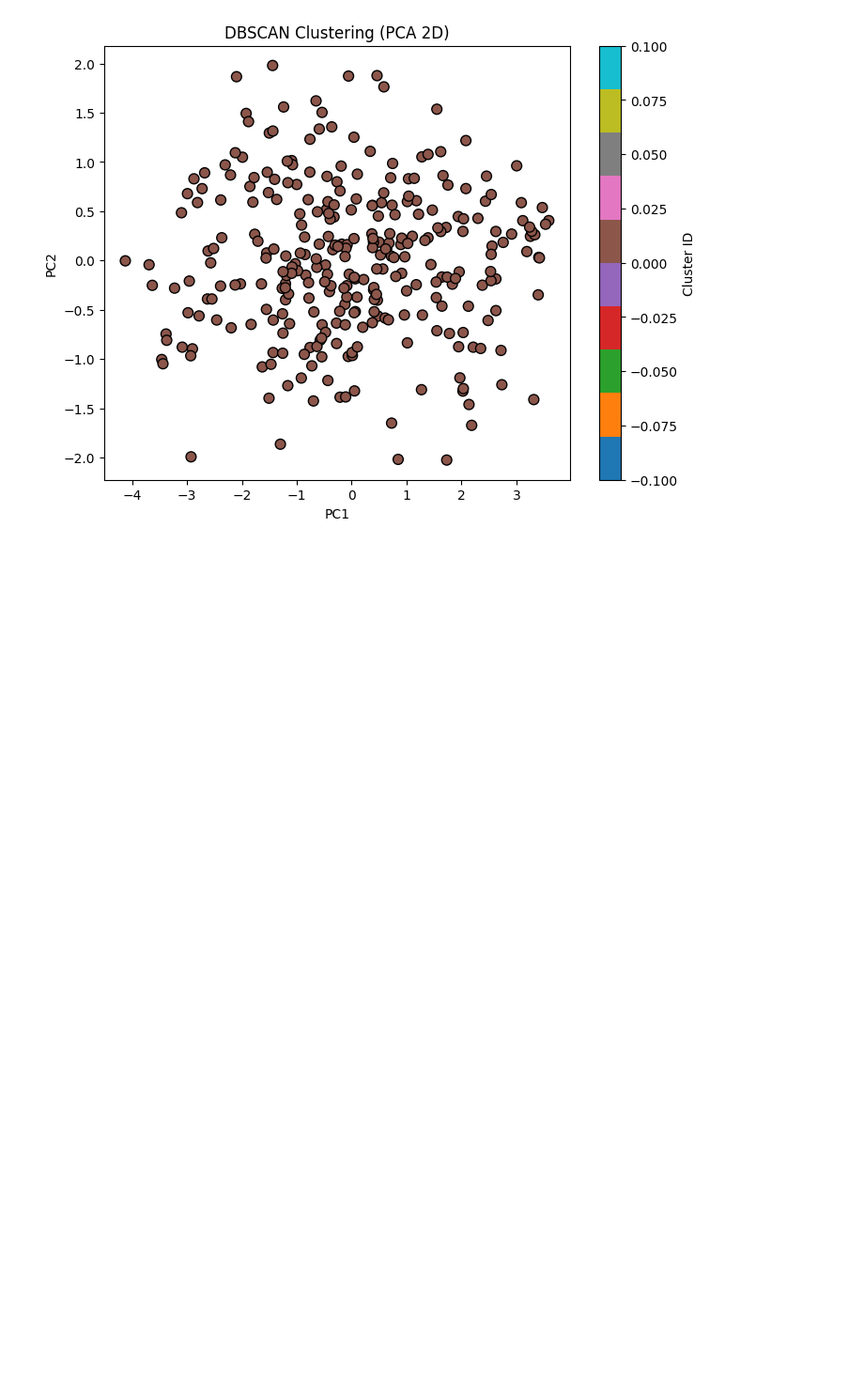
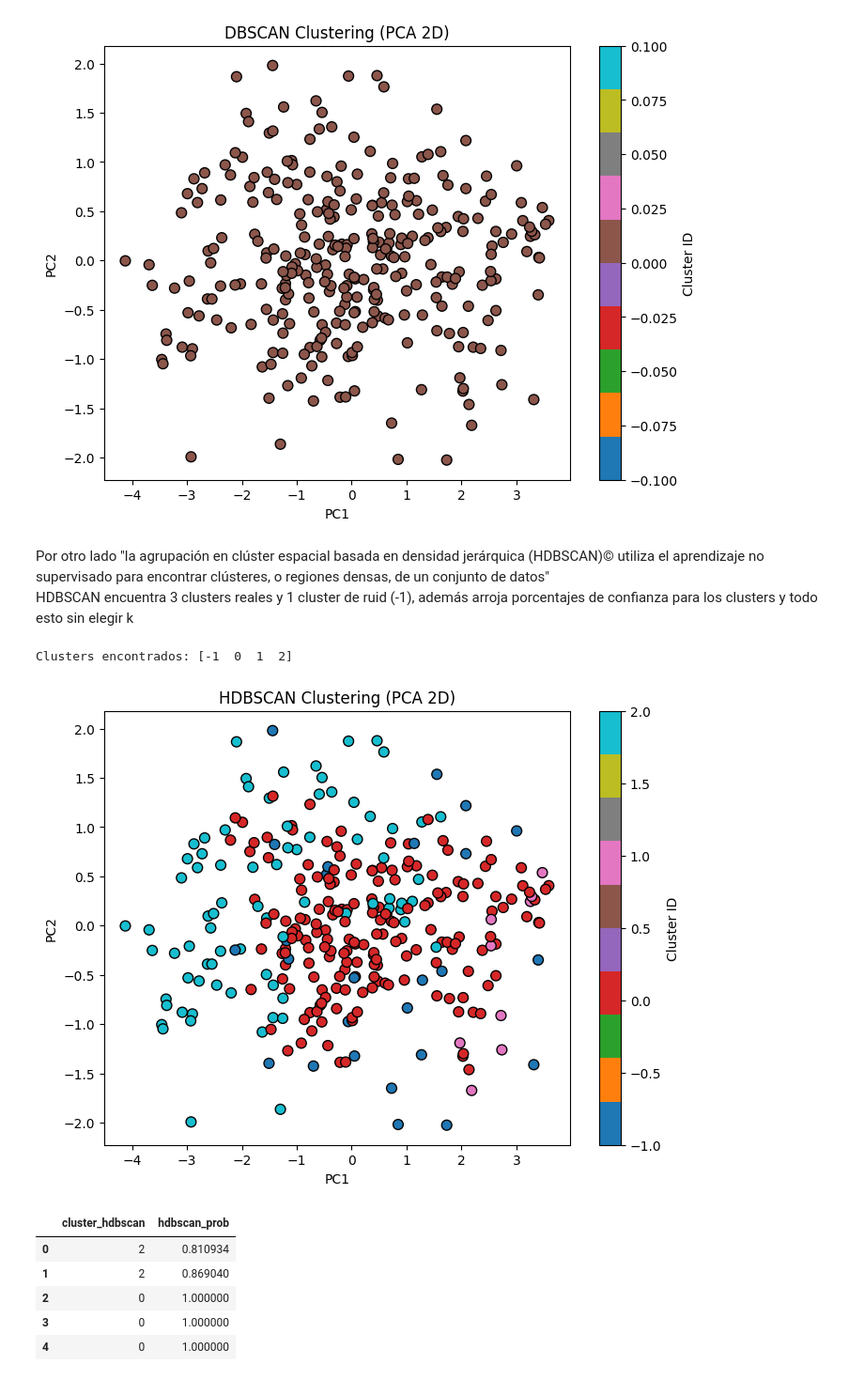
Before and after one commit to LeoGAR55/MD-1958, a Jupyter notebook: main.ipynb, the cells around one changed output. Shown at 94% size. Saved outputs shown, nothing was run; the diff lists cells and outputs as text; code cells hidden in the pictures; blank space fills up the shorter version.

Commit message:
HDBSCAN

```diff
--- a/main.ipynb
+++ b/main.ipynb
@@ -621,3 +622,44 @@ plt.show()
 Etiquetas encontradas por DBSCAN:
 [0]
 [figure]
+# %% [markdown]
+Por otro lado "la agrupación en clúster espacial basada en densidad jerárquica (HDBSCAN)© utiliza el aprendizaje no supervisado para encontrar clústeres, o regiones densas, de un conjunto de datos" <br>
+HDBSCAN encuentra 3 clusters reales y 1 cluster de ruid (-1), además arroja porcentajes de confianza para los clusters y todo esto sin elegir k
+# %%
+hdb = hdbscan.HDBSCAN(min_cluster_size=5, min_samples=3, metric='euclidean', cluster_selection_method='eom')
+hdb_labels = hdb.fit_predict(df_final)
+df_final["cluster_hdbscan"] = hdb_labels
+
+print("Clusters encontrados:", np.unique(hdb_labels))
+# %% [output]
+Clusters encontrados: [-1  0  1  2]
+# %%
+pca = PCA(n_components=2)
+pca_result = pca.fit_transform(df_final.iloc[:, :4])
+
+plt.figure(figsize=(8, 6))
+plt.scatter(
+    pca_result[:, 0],
+    pca_result[:, 1],
+    c=hdb_labels,
+    cmap="tab10",
+    s=60,
+    edgecolor="black"
+)
+
+plt.title("HDBSCAN Clustering (PCA 2D)")
+plt.xlabel("PC1")
+plt.ylabel("PC2")
+plt.colorbar(label="Cluster ID")
+plt.show()
+
+df_final["hdbscan_prob"] = hdb.probabilities_
+df_final[["cluster_hdbscan", "hdbscan_prob"]].head()
+# %% [output]
+[figure, added]
+|  | cluster_hdbscan | hdbscan_prob |
+| 0 | 2 | 0.810934 |
+| 1 | 2 | 0.869040 |
+| 2 | 0 | 1.000000 |
+| 3 | 0 | 1.000000 |
+| 4 | 0 | 1.000000 |
```
Also changed, not shown: parts of 1 cell of this notebook.
